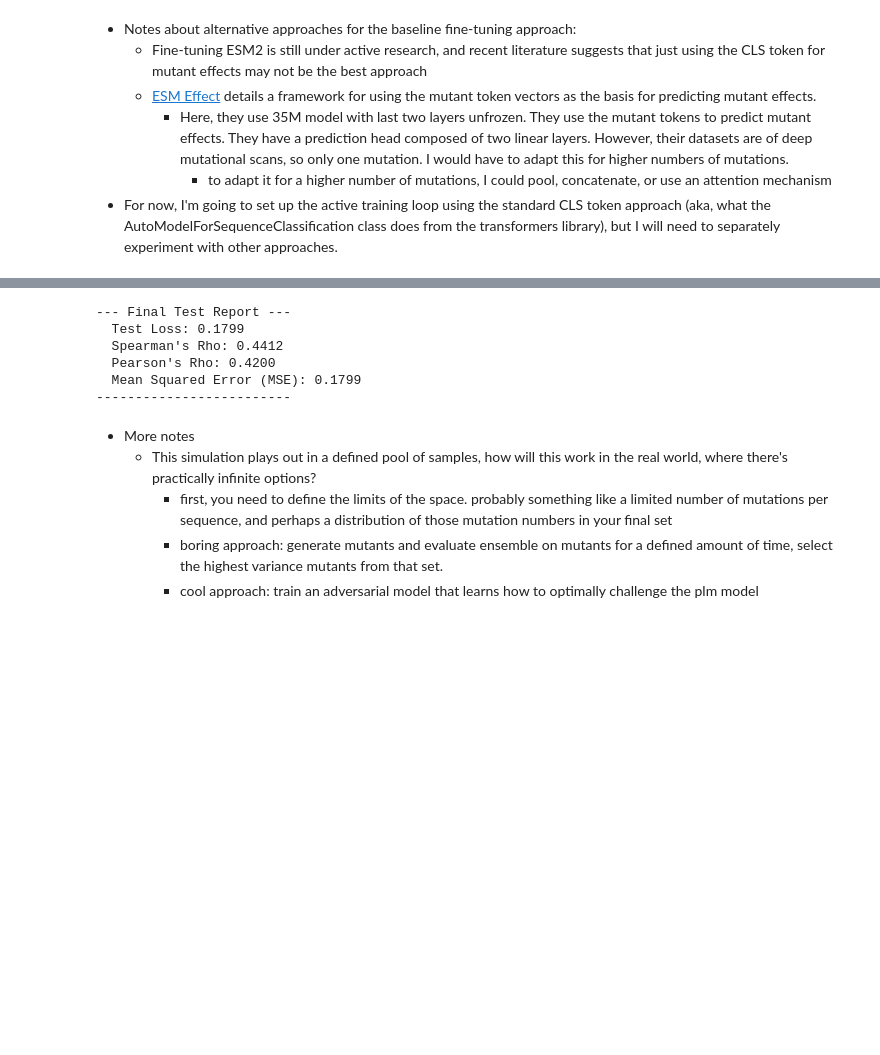
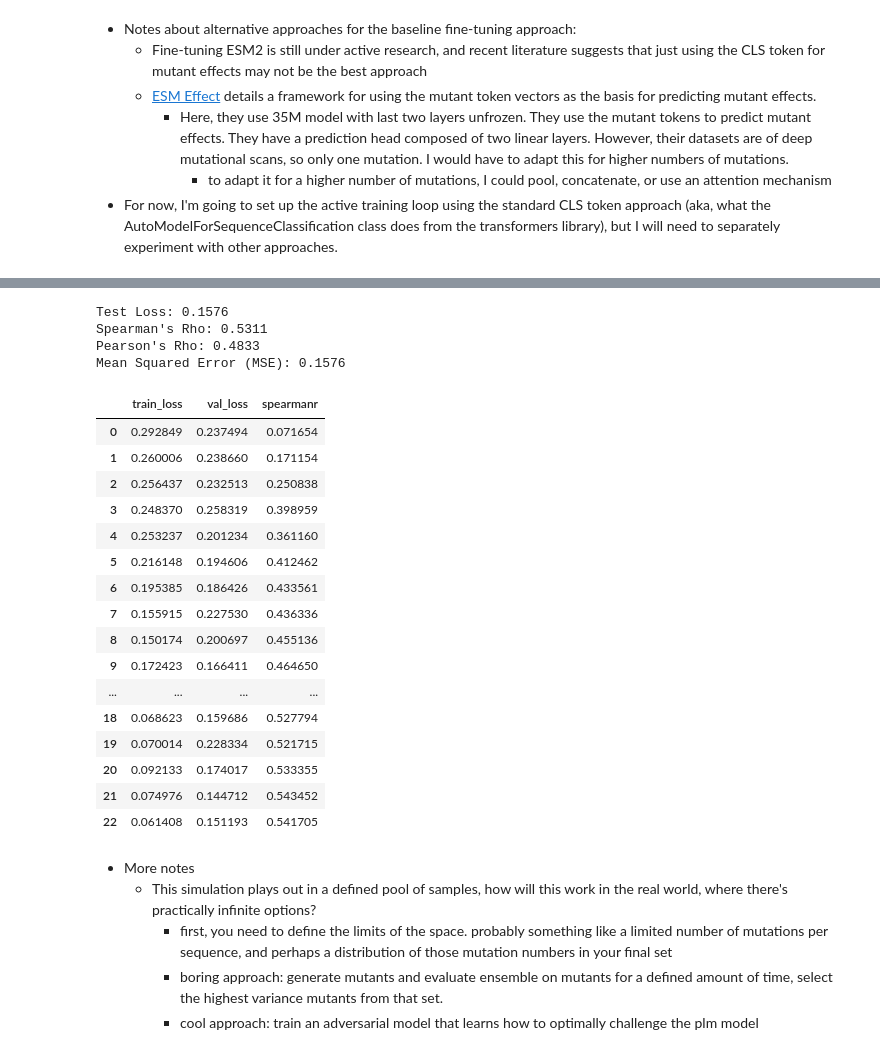
Before and after one commit to ogarrett54/plm_with_active_learning, a Jupyter notebook: pikh1_hma/esm2_active_fine-tuning.ipynb, the cells around one changed output, grey strips where cells are left out. Saved outputs shown, nothing was run; the diff lists cells and outputs as text; code cells hidden in the pictures; blank space fills up the shorter version.

```diff
--- a/pikh1_hma/esm2_active_fine-tuning.ipynb
+++ b/pikh1_hma/esm2_active_fine-tuning.ipynb
@@ -183,17 +232,18 @@ def initialize_and_train_new_model(epochs, train_dataloader, val_dataloader):
 import numpy as np
 from torch.utils.data import Subset
 
-def acquire_new_batch(dataset, n_samples_to_acquire, labeled_indices, unlabeled_indices, acquisition_scores=None):
+def acquire_new_batch(dataset, initial_batch_size, batch_size_to_acquire, labeled_indices, unlabeled_indices, acquisition_scores=None):
     # if initial batch, when there are no acquisition scores, select randomly
     if acquisition_scores is None:
-        n_samples_to_acquire = min(n_samples_to_acquire, len(unlabeled_indices))
-        indices_to_acquire = np.random.choice(unlabeled_indices, size=n_samples_to_acquire, replace=False)
+        initial_batch_size = min(initial_batch_size, len(unlabeled_indices))
+        indices_to_acquire = np.random.choice(unlabeled_indices, size=initial_batch_size, replace=False)
+
     # else select based on top acquisition scores
     else:
         # make sure we don't overshoot samples to acquire if on the final batch
-        n_samples_to_acquire = min(n_samples_to_acquire, len(acquisition_scores))
+        batch_size_to_acquire = min(batch_size_to_acquire, len(acquisition_scores))
         # get the indicies of the top acquisition scores (num of samples)
-        top_k_indices = acquisition_scores.topk(n_samples_to_acquire).indices
+        top_k_indices = acquisition_scores.topk(batch_size_to_acquire).indices
         # use these to find the indicies that map back to the original dataset
         indices_to_acquire = unlabeled_indices[top_k_indices.cpu().numpy()]
 
@@ -357,15 +422,32 @@ Epoch 11/20
 # %%
 # run standard fine-tuning procedure given num samples
-def run_standard_finetuning(n_samples, training_pool, val_dataloader):
+def run_standard_finetuning(
+        n_samples,
+        model_name,
+        learning_rate,
+        weight_decay,
+        epochs,
+        training_pool,
+        val_dataloader,
+        patience,
+        ):
     # get dataloader of random train data
     random_indices = torch.randperm(len(training_pool))[:n_samples].tolist()
     train_subset = Subset(training_pool, random_indices)
     train_dataloader = DataLoader(train_subset, batch_size=BATCH_SIZE, shuffle=True)
 
     # train model
-    model = initialize_and_train_new_model(EPOCHS, train_dataloader, val_dataloader)
-    return model
-    # return model
+    model, history = initialize_and_train_new_model(model_name, learning_rate, weight_decay, epochs, train_dataloader, val_dataloader, patience, return_history=True)
+    return model, history
 # %%
-model_72_standard = run_standard_finetuning(72, training_pool, val_dataloader)
+model_standard, history_standard = run_standard_finetuning(
+        n_samples = 144,
+        model_name = MODEL_NAME,
+        learning_rate = LEARNING_RATE,
+        weight_decay = WEIGHT_DECAY,
+        epochs = EPOCHS,
+        training_pool = training_pool,
+        val_dataloader = val_dataloader,
+        patience = PATIENCE
+        )
 # %% [output]
@@ -475,12 +519,33 @@ test_model(model_72_active, test_dataloader)
 # %%
-test_model(model_72_standard, test_dataloader)
+test_model(model_standard, test_dataloader)
 # %% [output]
---- Final Test Report ---
-  Test Loss: 0.1799
-  Spearman's Rho: 0.4412
-  Pearson's Rho: 0.4200
-  Mean Squared Error (MSE): 0.1799
--------------------------
+Test Loss: 0.1576
+Spearman's Rho: 0.5311
+Pearson's Rho: 0.4833
+Mean Squared Error (MSE): 0.1576
+# %%
+df_active_results = pd.DataFrame(history_active)
+df_standard_results = pd.DataFrame(history_standard)
+
+df_active_results
+# %% [output]
+|  | train_loss | val_loss | spearmanr |
+| 0 | 0.292849 | 0.237494 | 0.071654 |
+| 1 | 0.260006 | 0.238660 | 0.171154 |
+| 2 | 0.256437 | 0.232513 | 0.250838 |
+| 3 | 0.248370 | 0.258319 | 0.398959 |
+| 4 | 0.253237 | 0.201234 | 0.361160 |
+| 5 | 0.216148 | 0.194606 | 0.412462 |
+| 6 | 0.195385 | 0.186426 | 0.433561 |
+| 7 | 0.155915 | 0.227530 | 0.436336 |
+| 8 | 0.150174 | 0.200697 | 0.455136 |
+| 9 | 0.172423 | 0.166411 | 0.464650 |
+| ... | ... | ... | ... |
+| 18 | 0.068623 | 0.159686 | 0.527794 |
+| 19 | 0.070014 | 0.228334 | 0.521715 |
+| 20 | 0.092133 | 0.174017 | 0.533355 |
+| 21 | 0.074976 | 0.144712 | 0.543452 |
+| 22 | 0.061408 | 0.151193 | 0.541705 |
 # %% [markdown]
 - More notes
     - This simulation plays out in a defined pool of samples, how will this work in the real world, where there's practically infinite options?
```
Also changed, not shown: parts of 9 cells of this notebook, 1 other file.
